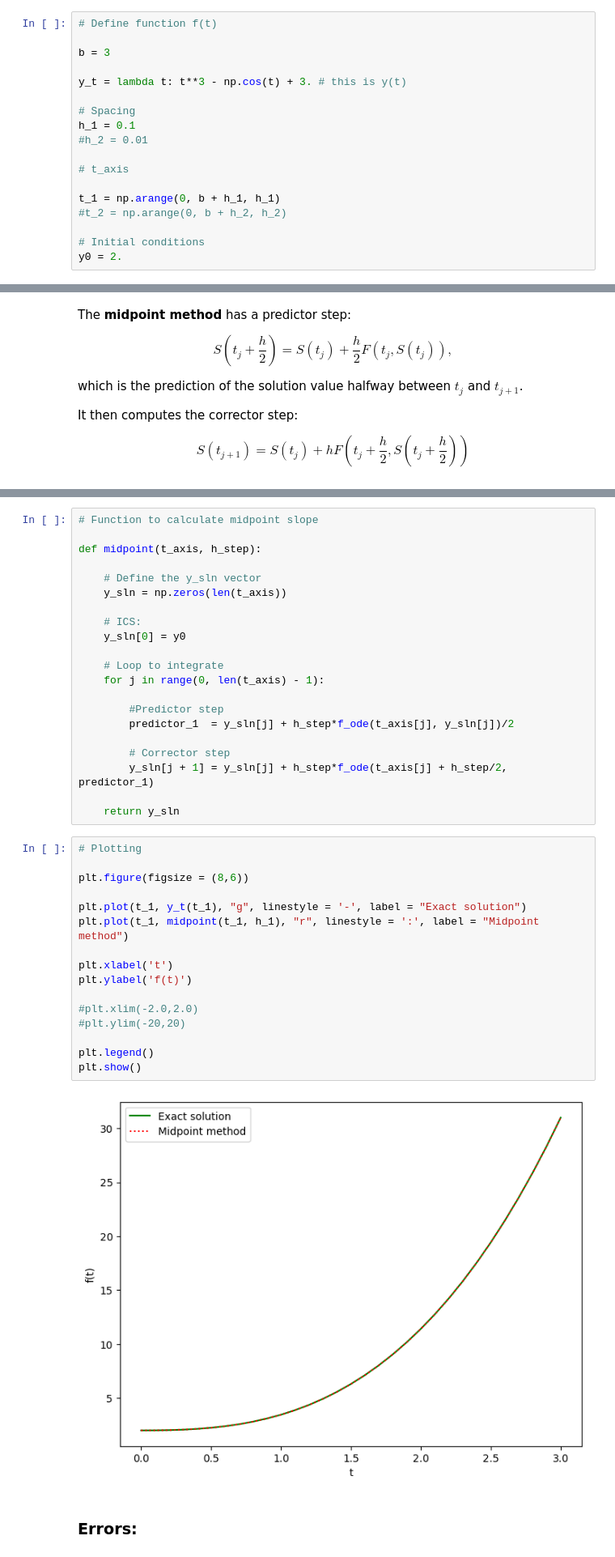
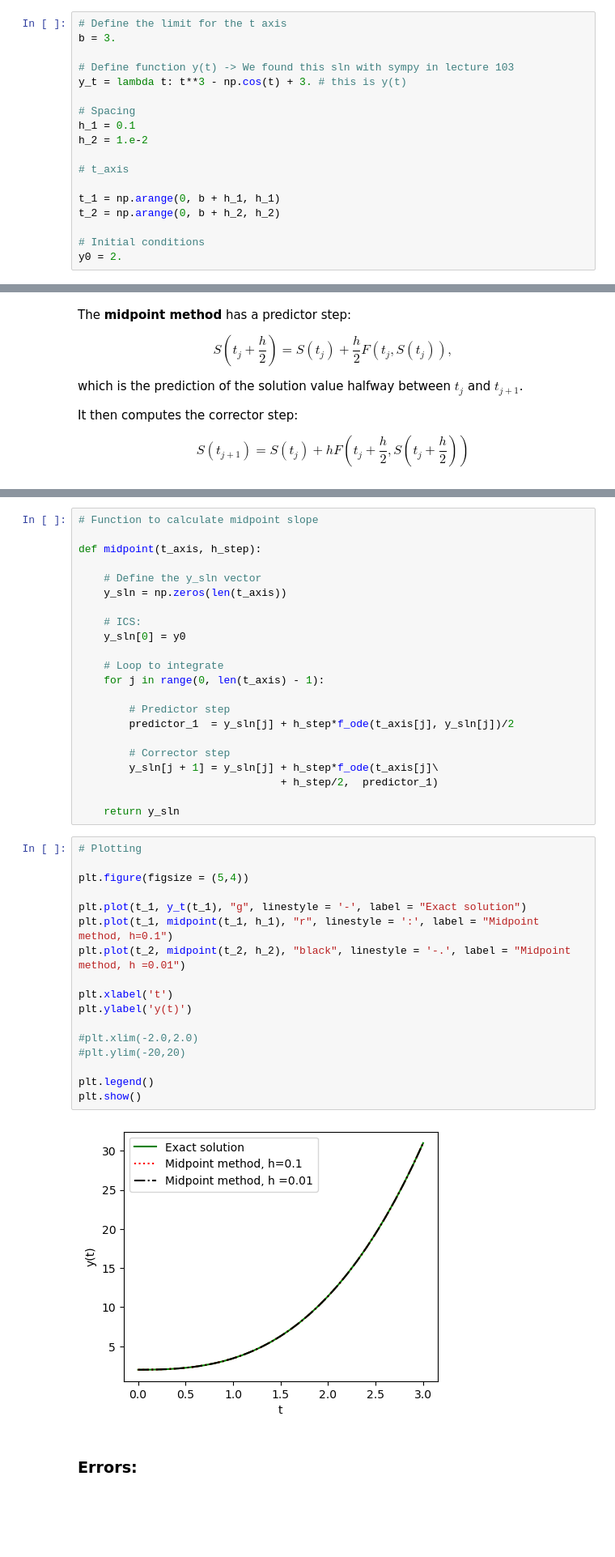
Before and after one commit to wbandabarragan/computational-physics-2, a Jupyter notebook: unit-1/105-ODE-predictor-corrector-methods.ipynb, the cells around one changed output, grey strips where cells are left out. Shown at 81% size. Saved outputs shown, nothing was run; the diff lists cells and outputs as text; blank space fills up the shorter version.

```diff
--- a/unit-1/105-ODE-predictor-corrector-methods.ipynb
+++ b/unit-1/105-ODE-predictor-corrector-methods.ipynb
@@ -36,20 +38,20 @@ The differential equation $\frac{dy(t)}{dt} = 3t^2 + \sin(t)$ with initial condi
 import numpy as np
 import matplotlib.pyplot as plt
 # %%
-# Define function f(t)
+# Define the limit for the t axis
+b = 3.
 
-b = 3
-
+# Define function y(t) -> We found this sln with sympy in lecture 103
 y_t = lambda t: t**3 - np.cos(t) + 3. # this is y(t)
 
 # Spacing
 h_1 = 0.1
-#h_2 = 0.01
+h_2 = 1.e-2
 
 # t_axis
 
 t_1 = np.arange(0, b + h_1, h_1)
-#t_2 = np.arange(0, b + h_2, h_2)
+t_2 = np.arange(0, b + h_2, h_2)
 
 # Initial conditions
 y0 = 2.
@@ -106,31 +113,33 @@ def midpoint(t_axis, h_step):
     # Loop to integrate
     for j in range(0, len(t_axis) - 1):
 
-        #Predictor step
+        # Predictor step
         predictor_1  = y_sln[j] + h_step*f_ode(t_axis[j], y_sln[j])/2
 
         # Corrector step
-        y_sln[j + 1] = y_sln[j] + h_step*f_ode(t_axis[j] + h_step/2,  predictor_1)
+        y_sln[j + 1] = y_sln[j] + h_step*f_ode(t_axis[j]\
+                                + h_step/2,  predictor_1)
 
     return y_sln
 # %%
 # Plotting
 
-plt.figure(figsize = (8,6))
+plt.figure(figsize = (5,4))
 
 plt.plot(t_1, y_t(t_1), "g", linestyle = '-', label = "Exact solution")
-plt.plot(t_1, midpoint(t_1, h_1), "r", linestyle = ':', label = "Midpoint method")
+plt.plot(t_1, midpoint(t_1, h_1), "r", linestyle = ':', label = "Midpoint method, h=0.1")
+plt.plot(t_2, midpoint(t_2, h_2), "black", linestyle = '-.', label = "Midpoint method, h =0.01")
 
 plt.xlabel('t')
-plt.ylabel('f(t)')
+plt.ylabel('y(t)')
 
 #plt.xlim(-2.0,2.0)
 #plt.ylim(-20,20)
 
 plt.legend()
 plt.show()
 # %% [output]
-[figure, old version]
+[figure, new version]
 # %% [markdown]
 ### Errors:
 # %%
```
Also changed, not shown: parts of 5 cells of this notebook, 2 other files.
